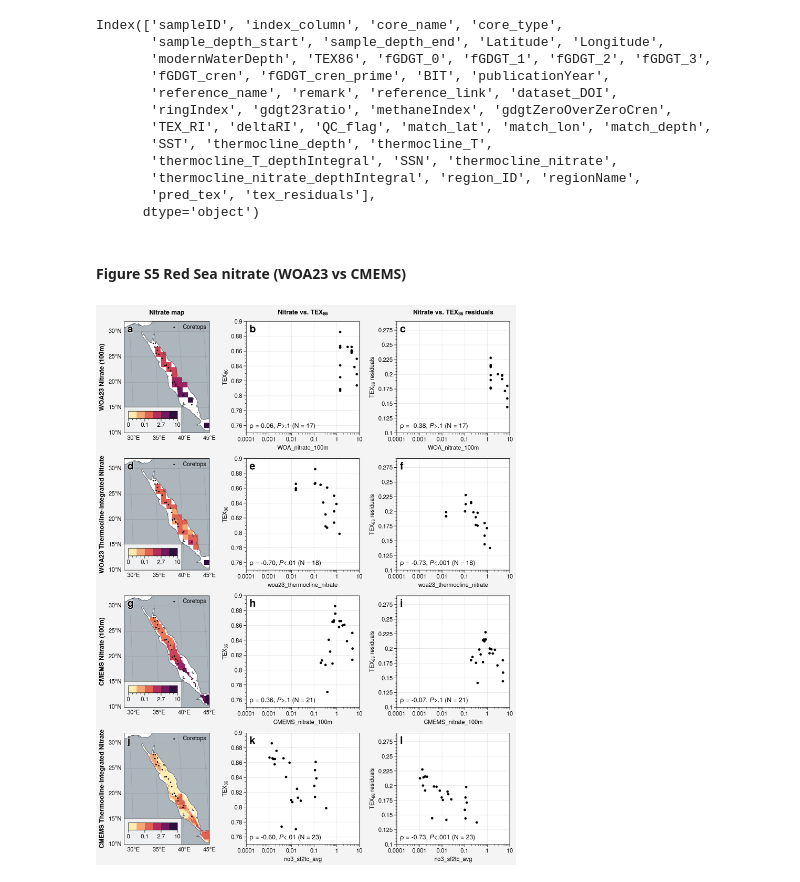
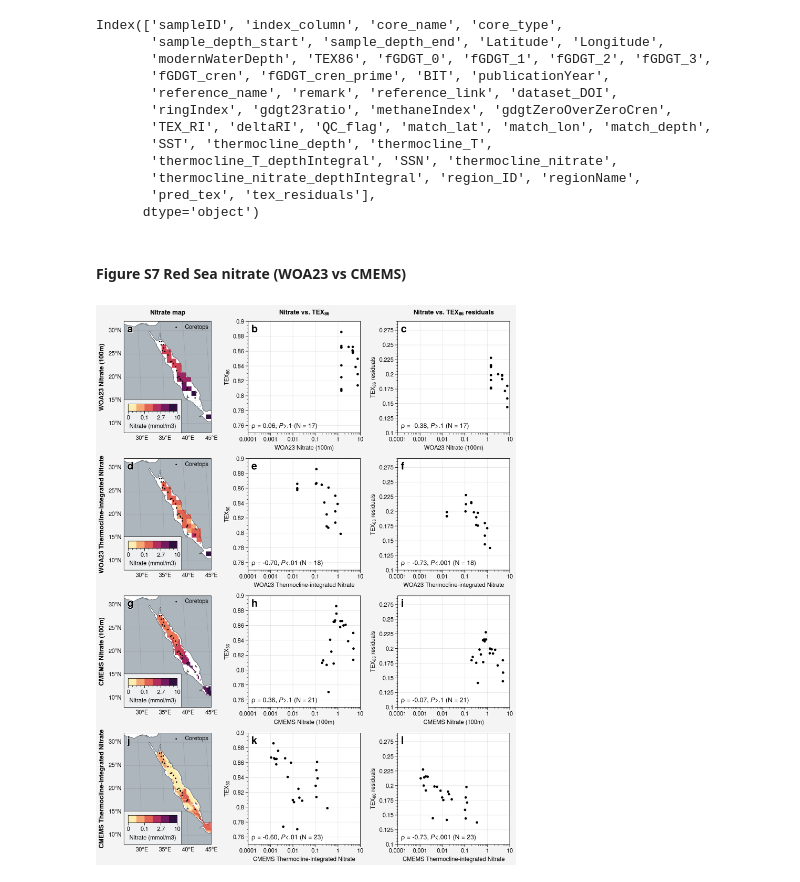
Before and after one commit to PaleoLipidRR/nutrient-effect-on-TEX, a Jupyter notebook: ipynb_files/SI_code1_PreProcessing_rev1.ipynb, the cells around one changed output. Drawn from its saved outputs; the diff is of its cells as text; code cells hidden in the pictures.

```diff
--- a/ipynb_files/SI_code1_PreProcessing_rev1.ipynb
+++ b/ipynb_files/SI_code1_PreProcessing_rev1.ipynb
@@ -329,7 +329,7 @@ Details:
 - Unit: Degree Celcius
 - Link to download data: https://www.ncei.noaa.gov/thredds-ocean/fileServer/woa23/DATA/temperature/netcdf/decav91C0/0.25/woa23_decav91C0_t00_04.nc
 # %%
-fpath2 = fr'{local_documents_path}/Postdoc/TEXAS-PSM/netcdf/WOA-database/WOA23/WOA-decav'
+fpath2 = fr'{local_onedrive_path}/Postdoc/WOA23/decav91C0/temperature'
 ts = xr.open_dataset(os.path.join(fpath2,'woa23_decav91C0_t00_04.nc'),decode_times=False).drop('time')
 
 T_da = ts.isel(time=0).t_an.load()
@@ -483,7 +483,7 @@ ax.scatter(41,18)
 <matplotlib.collections.PathCollection at 0x...>
 [figure]
 # %%
-fpath2 = fr'{local_documents_path}/Postdoc/WOA23/decav91C0/temperature'
+fpath2 = fr'{local_onedrive_path}/Postdoc/WOA23/decav91C0/temperature'
 ts = xr.open_dataset(os.path.join(fpath2,'woa23_decav91C0_t00_01.nc'),decode_times=False).drop('time')
 
 T_1deg_da = ts.isel(time=0).t_an.load()
@@ -614,7 +614,7 @@ CMEMS = Copernicus Marine Environmental Monitoring Service
 - Raw data: monthly climatology hindcasts from 1993-2022 (30 years)
 - Processing: The climatology mean field of annual average were generated from 30-year montly climatologies using ncclimo function (https://nco.sourceforge.net/nco.html)
 # %%
-fpath = fr'{local_documents_path}/Postdoc/TEXAS-PSM/netcdf/WOA-database/WOA23/WOA-decav'
+fpath = fr'{local_onedrive_path}/Postdoc/WOA23/decav91C0/nitrate'
 fname = 'woa23_all_n00_01.nc'
 
 woa23_nitrate = xr.open_dataset(os.path.join(fpath,fname),decode_times=False).drop('time')
@@ -1511,7 +1511,7 @@ Index(['sampleID', 'index_column', 'core_name', 'core_type',
        'pred_tex', 'tex_residuals'],
       dtype='object')
 # %% [markdown]
-#### Figure S5 Red Sea nitrate (WOA23 vs CMEMS)
+#### Figure S7 Red Sea nitrate (WOA23 vs CMEMS)
 # %%
 def label_pvalues(x):
     if x<0.001:
@@ -1645,34 +1645,41 @@ for j, y_param in enumerate(y_params):
     ax.format(lltitle=f'$\\rho$ = {rho:.2f}, {label_pvalues(pval)} (N = {len(redsea_coretop_df.dropna(subset=["no3_sf2tc_avg"]))})',)
 
 axs[:,1].format(xscale='log',
                 xlim=(1e-4,10),
                 ylim=(0.75,0.9),
                 ylabel='TEX$_{86}$')
 
 axs[:,2].format(xscale='log',
                 xlim=(1e-4,10),
                 ylabel='TEX$_{86}$ residuals',
                 ylim=(0.1,0.29))
 
+xlabels = ['WOA23 Nitrate (100m)',
+          'WOA23 Thermocline-integrated Nitrate',
+          'CMEMS Nitrate (100m)',
+          'CMEMS Thermocline-integrated Nitrate']
+for i in range(len(xlabels)):
+    axs[i,1:].format(xlabel=xlabels[i])
+
 axs[:,0].format(reso='med',land=True, landcolor='gray5',landzorder=0,
            coast=True,coastcolor='gray7',coastzorder=1,
-           latlim=(10,32),lonlim=(29,45),
+           latlim=(8,32),lonlim=(27,45),
            latlabels=True,lonlabels=True,
            latlines=range(10,31,5),
            lonlines=range(25,46,5),
            title='',
            rowlabels=[
                'WOA23 Nitrate (100m)','WOA23 Thermocline-integrated Nitrate',
                'CMEMS Nitrate (100m)','CMEMS Thermocline-integrated Nitrate'],
            collabels=['Nitrate map','Nitrate vs. TEX$_{86}$','Nitrate vs. TEX$_{86}$ residuals'],
 )
-axs[:,0].colorbar(m1, loc='ll')
+axs[:,0].colorbar(m1, loc='ll',title='Nitrate (mmol/m3)',)
 
 axs.format(abc='a',abcloc='ul',abcsize=16,)
 
 axs[:,0].legend(m2[0],loc='ur',frameon=False,)
 fpath = fr'{local_github_path}/figures/'
-fname = 'Fig_S5_WOA_vs_CMEMS_comparison.pdf'
+fname = 'Fig_S7_WOA_vs_CMEMS_comparison.pdf'
 fig.savefig(os.path.join(fpath,fname),bbox_inches='tight',embed_fonts=True,rasterized=True)
 # %% [output]
-[figure, old version]
+[figure, new version]
```
Also changed, not shown: parts of 3 cells of this notebook, 41 other files.
